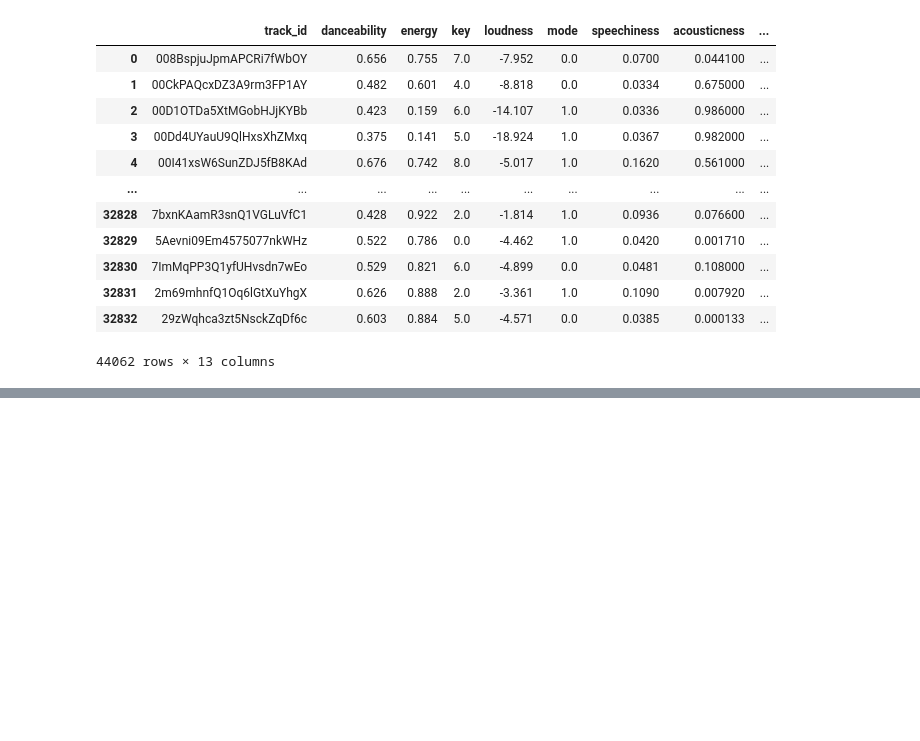
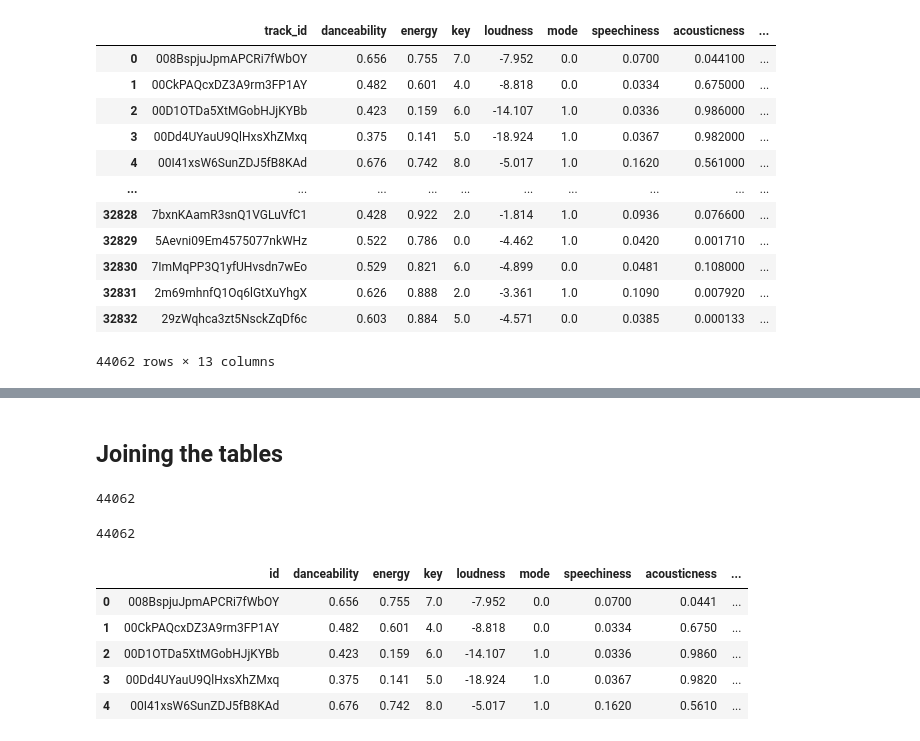
Before and after one commit to zgrayblue/artipy, a Jupyter notebook: spotify_api.ipynb, the cells around one changed output, grey strips where cells are left out. Drawn from its saved outputs; the diff is of its cells as text; code cells hidden in the pictures; blank space fills up the shorter version.

```diff
--- a/spotify_api.ipynb
+++ b/spotify_api.ipynb
@@ -877,0 +926,23 @@ audio_features.to_sql('audio_features', con=engine, index=False, chunksize=1000,
+# %% [markdown]
+## Joining the tables
+# %%
+tracks = pd.read_csv('clean_tracks.csv')
+audio_features = pd.read_csv('all_audio_features.csv')
+# %%
+len(tracks['id'])
+# %% [output]
+44062
+# %%
+len(audio_features['track_id'])
+# %% [output]
+44062
+# %%
+audio_features = audio_features.rename({'track_id':'id'}, axis= 1)
+audio_features.head()
+# %% [output]
+|  | id | danceability | energy | key | loudness | mode | speechiness | acousticness | ... |
+| 0 | 008BspjuJpmAPCRi7fWbOY | 0.656 | 0.755 | 7.0 | -7.952 | 0.0 | 0.0700 | 0.0441 | ... |
+| 1 | 00CkPAQcxDZ3A9rm3FP1AY | 0.482 | 0.601 | 4.0 | -8.818 | 0.0 | 0.0334 | 0.6750 | ... |
+| 2 | 00D1OTDa5XtMGobHJjKYBb | 0.423 | 0.159 | 6.0 | -14.107 | 1.0 | 0.0336 | 0.9860 | ... |
+| 3 | 00Dd4UYauU9QlHxsXhZMxq | 0.375 | 0.141 | 5.0 | -18.924 | 1.0 | 0.0367 | 0.9820 | ... |
+| 4 | 00I41xsW6SunZDJ5fB8KAd | 0.676 | 0.742 | 8.0 | -5.017 | 1.0 | 0.1620 | 0.5610 | ... |
```
Also changed, not shown: parts of 30 cells of this notebook, 1 other file.
